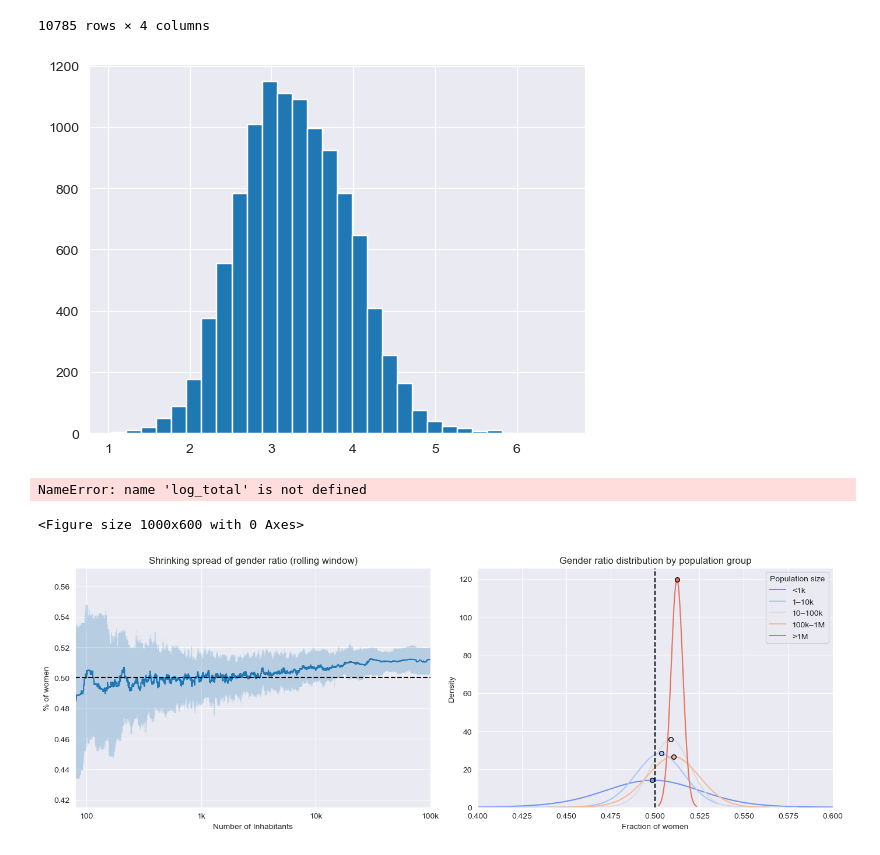
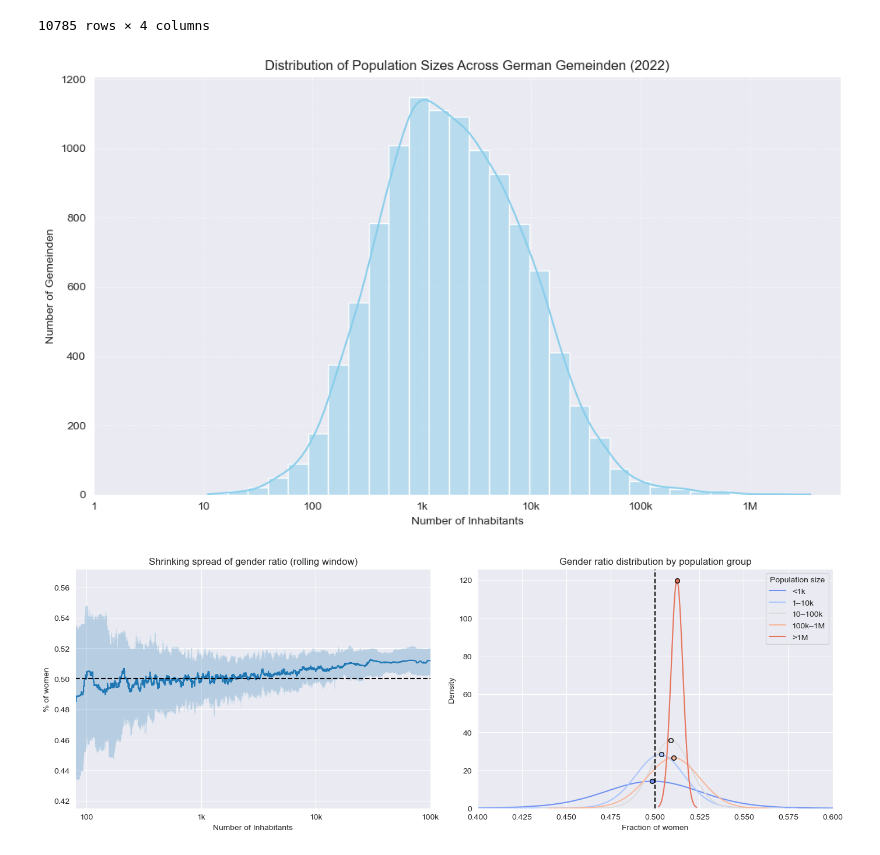
Before and after one commit to mak8427/data_visualization, a Jupyter notebook: problem-sheet-07/ex7_Davide.ipynb, the cells around one changed output. Saved outputs shown, nothing was run; the diff lists cells and outputs as text; code cells hidden in the pictures.

```diff
--- a/problem-sheet-07/ex7_Davide.ipynb
+++ b/problem-sheet-07/ex7_Davide.ipynb
@@ -19,37 +19,30 @@ df
 | 10783 | Dobitschen | 411 | 0.011962 | 0.500000 |
 | 10784 | Schmölln, Stadt | 13691 | 0.055255 | 0.506423 |
 10785 rows × 4 columns
-# %%
-log_data = np.log10(df['Total'])
-plt.hist(log_data,bins=30)
-plt.show()
-# %% [output]
-[figure, removed]
 # %%
 import seaborn as sns
 
 log_data = np.log10(df['Total'])
 
 
 plt.figure(figsize=(10, 6))
-sns.histplot(log_total, bins=30, kde=True, color='skyblue', edgecolor='white')
+sns.histplot(log_data, bins=30, kde=True, color='skyblue', edgecolor='white')
 ticks = [0, 1, 2, 3, 4, 5, 6]
 
 labels = ['1', '10', '100', '1k', '10k', '100k', '1M']
 
 
 
 plt.xlabel("Number of Inhabitants")
 plt.ylabel("Number of Gemeinden")
 plt.title("Distribution of Population Sizes Across German Gemeinden (2022)")
 plt.xticks(ticks, labels)
 
 plt.grid(True, linestyle='--', alpha=0.5)
 plt.tight_layout()
 plt.show()
 # %% [output]
-NameError: name 'log_total' is not defined
-<Figure size 1000x600 with 0 Axes>
+[figure, added]
 # %%
 import matplotlib.pyplot as plt
 import seaborn as sns
```
